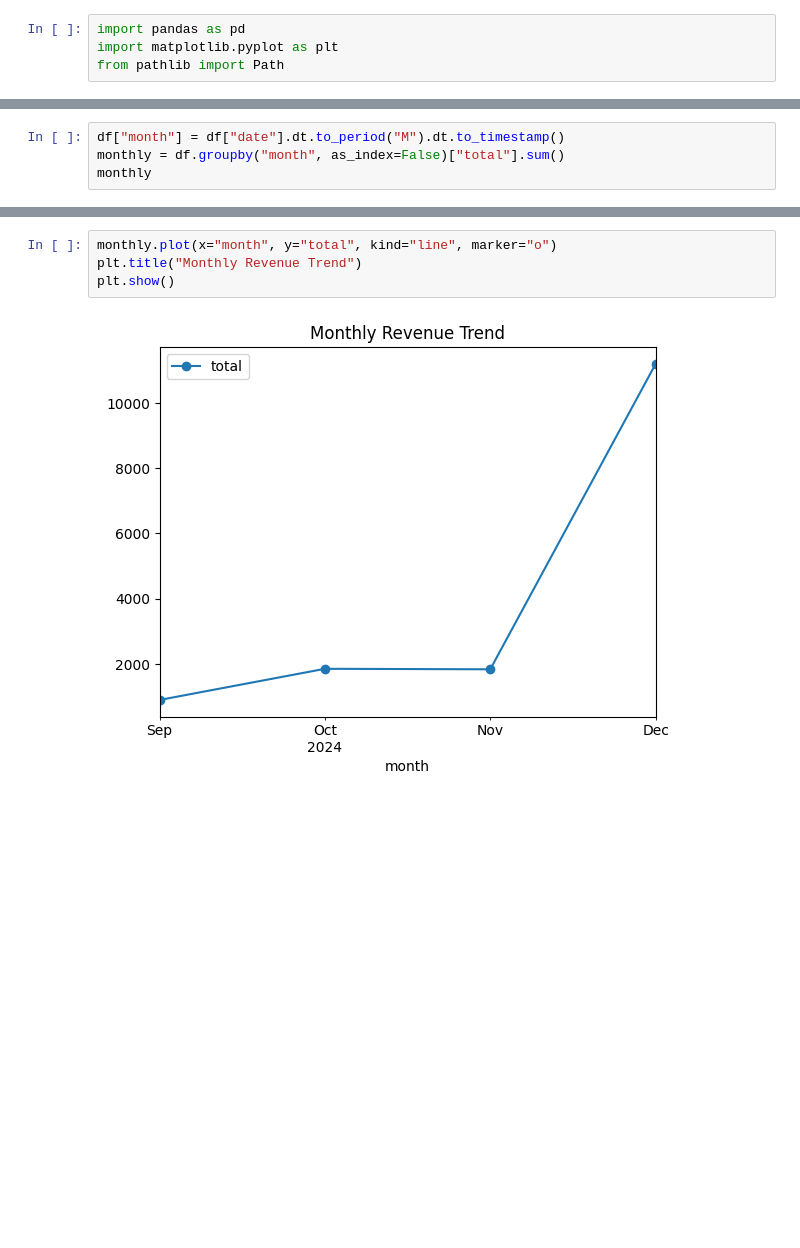
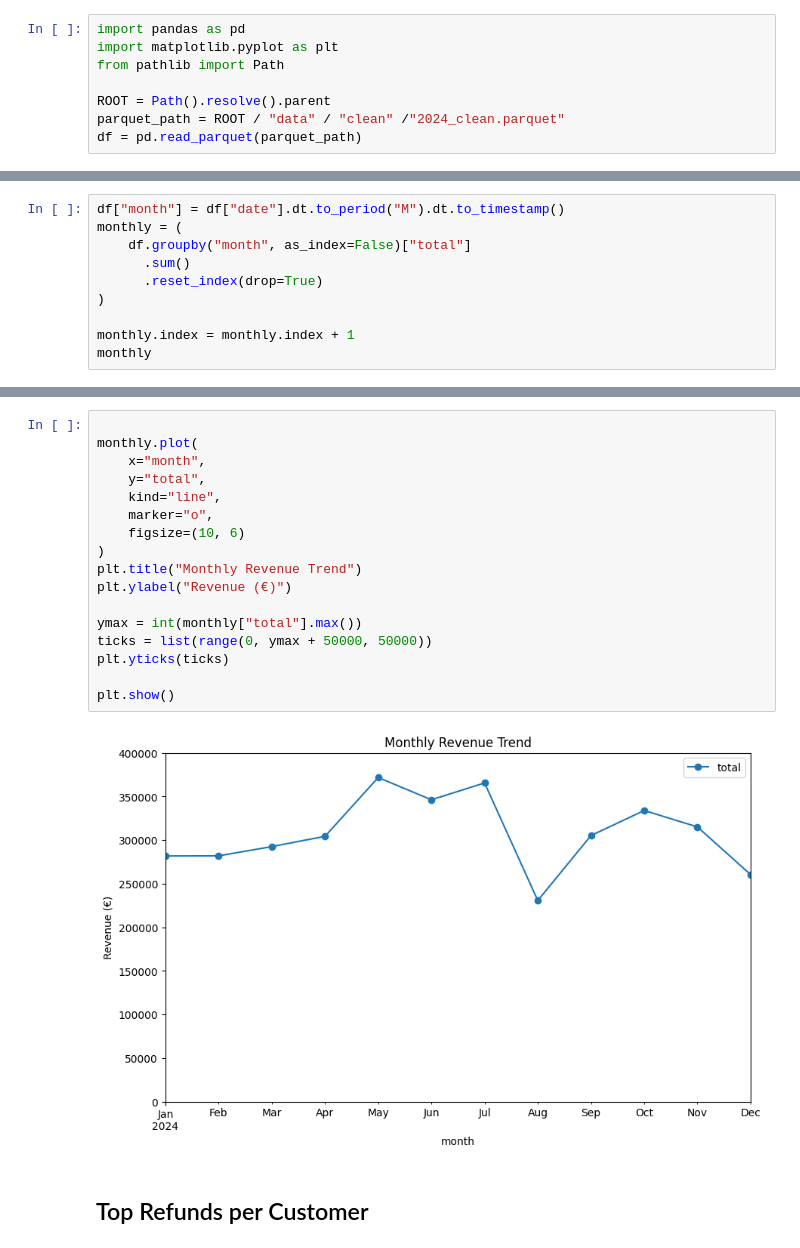
Before and after one commit to bravojuandb/retail-sales-pipeline, a Jupyter notebook: notebooks/analysis.ipynb, the cells around one changed output, grey strips where cells are left out. Drawn from its saved outputs; the diff is of its cells as text; blank space fills up the shorter version.

Commit message:
feat: add polished analysis.ipynb with  plots

```diff
--- a/notebooks/analysis.ipynb
+++ b/notebooks/analysis.ipynb
@@ -4,3 +9,7 @@
 import pandas as pd
 import matplotlib.pyplot as plt
 from pathlib import Path
+
+ROOT = Path().resolve().parent
+parquet_path = ROOT / "data" / "clean" /"2024_clean.parquet"
+df = pd.read_parquet(parquet_path)
@@ -64,6 +79,12 @@ plt.show()
 # %%
 df["month"] = df["date"].dt.to_period("M").dt.to_timestamp()
-monthly = df.groupby("month", as_index=False)["total"].sum()
+monthly = (
+    df.groupby("month", as_index=False)["total"]
+      .sum()
+      .reset_index(drop=True)
+)
+
+monthly.index = monthly.index + 1
 monthly
 # %% [output]
 |  | month | total |
@@ -74,9 +103,24 @@ monthly
 # %%
-monthly.plot(x="month", y="total", kind="line", marker="o")
+
+monthly.plot(
+    x="month",
+    y="total",
+    kind="line",
+    marker="o",
+    figsize=(10, 6)
+)
 plt.title("Monthly Revenue Trend")
+plt.ylabel("Revenue (€)")
+
+ymax = int(monthly["total"].max())
+ticks = list(range(0, ymax + 50000, 50000))
+plt.yticks(ticks)
+
 plt.show()
 # %% [output]
-[figure, old version]
+[figure, new version]
+# %% [markdown]
+## Top Refunds per Customer
 # %%
 refunds = df[df["total"] < 0].copy()
 refunds_summary = (
```
Also changed, not shown: parts of 11 cells of this notebook.
